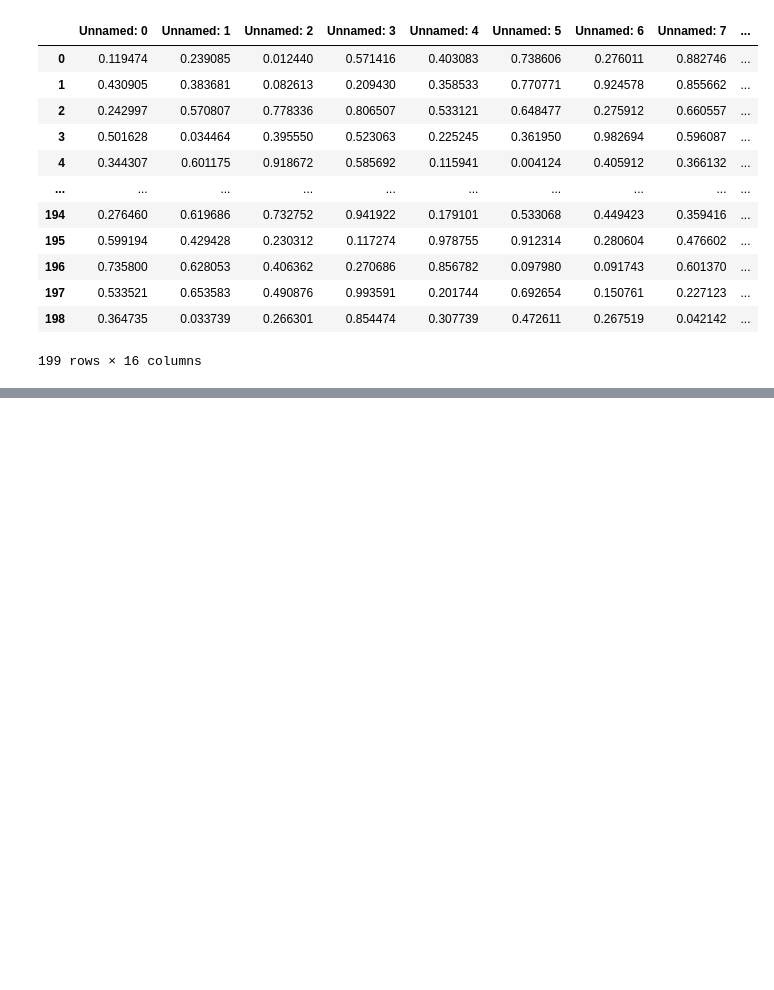
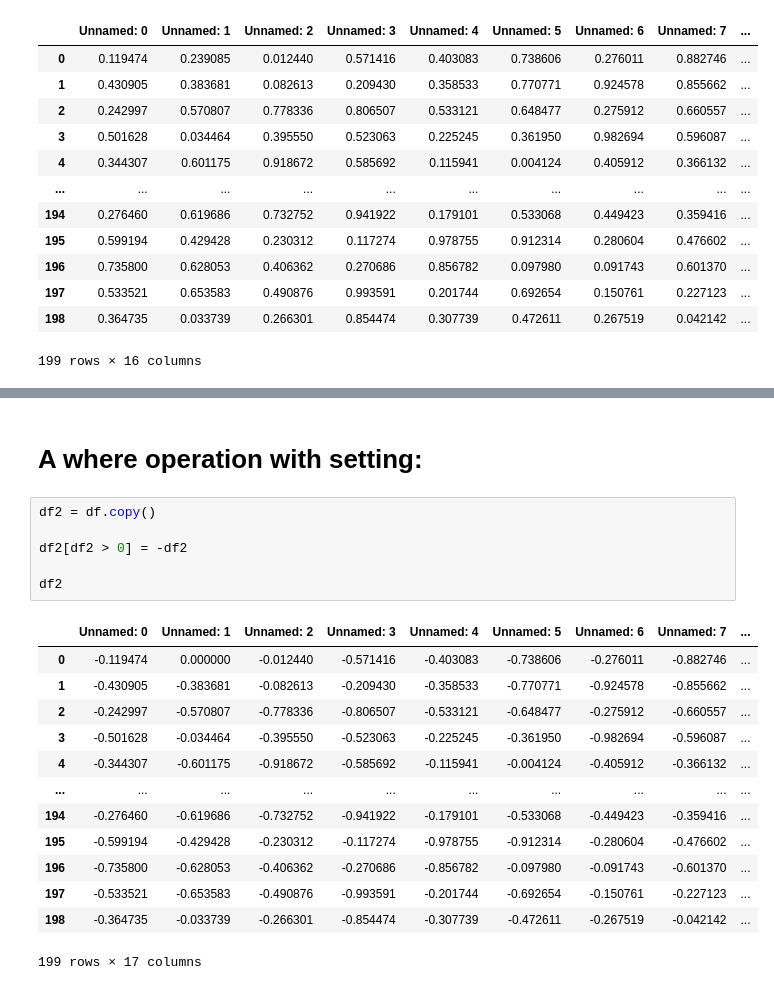
Before and after one commit to TouseefDataScientist/Artificialintelligence, a Jupyter notebook: practice 2.ipynb, the cells around one changed output, grey strips where cells are left out. Drawn from its saved outputs; the diff is of its cells as text; blank space fills up the shorter version.

```diff
--- a/practice 2.ipynb
+++ b/practice 2.ipynb
@@ -229,0 +399,22 @@ df[df["English"] > 0]
+# %% [markdown]
+# A where operation with setting:
+# %%
+df2 = df.copy()
+
+df2[df2 > 0] = -df2
+
+df2
+# %% [output]
+|  | Unnamed: 0 | Unnamed: 1 | Unnamed: 2 | Unnamed: 3 | Unnamed: 4 | Unnamed: 5 | Unnamed: 6 | Unnamed: 7 | ... |
+| 0 | -0.119474 | 0.000000 | -0.012440 | -0.571416 | -0.403083 | -0.738606 | -0.276011 | -0.882746 | ... |
+| 1 | -0.430905 | -0.383681 | -0.082613 | -0.209430 | -0.358533 | -0.770771 | -0.924578 | -0.855662 | ... |
+| 2 | -0.242997 | -0.570807 | -0.778336 | -0.806507 | -0.533121 | -0.648477 | -0.275912 | -0.660557 | ... |
+| 3 | -0.501628 | -0.034464 | -0.395550 | -0.523063 | -0.225245 | -0.361950 | -0.982694 | -0.596087 | ... |
+| 4 | -0.344307 | -0.601175 | -0.918672 | -0.585692 | -0.115941 | -0.004124 | -0.405912 | -0.366132 | ... |
+| ... | ... | ... | ... | ... | ... | ... | ... | ... | ... |
+| 194 | -0.276460 | -0.619686 | -0.732752 | -0.941922 | -0.179101 | -0.533068 | -0.449423 | -0.359416 | ... |
+| 195 | -0.599194 | -0.429428 | -0.230312 | -0.117274 | -0.978755 | -0.912314 | -0.280604 | -0.476602 | ... |
+| 196 | -0.735800 | -0.628053 | -0.406362 | -0.270686 | -0.856782 | -0.097980 | -0.091743 | -0.601370 | ... |
+| 197 | -0.533521 | -0.653583 | -0.490876 | -0.993591 | -0.201744 | -0.692654 | -0.150761 | -0.227123 | ... |
+| 198 | -0.364735 | -0.033739 | -0.266301 | -0.854474 | -0.307739 | -0.472611 | -0.267519 | -0.042142 | ... |
+199 rows × 17 columns
```
Also changed, not shown: parts of 55 cells of this notebook.
